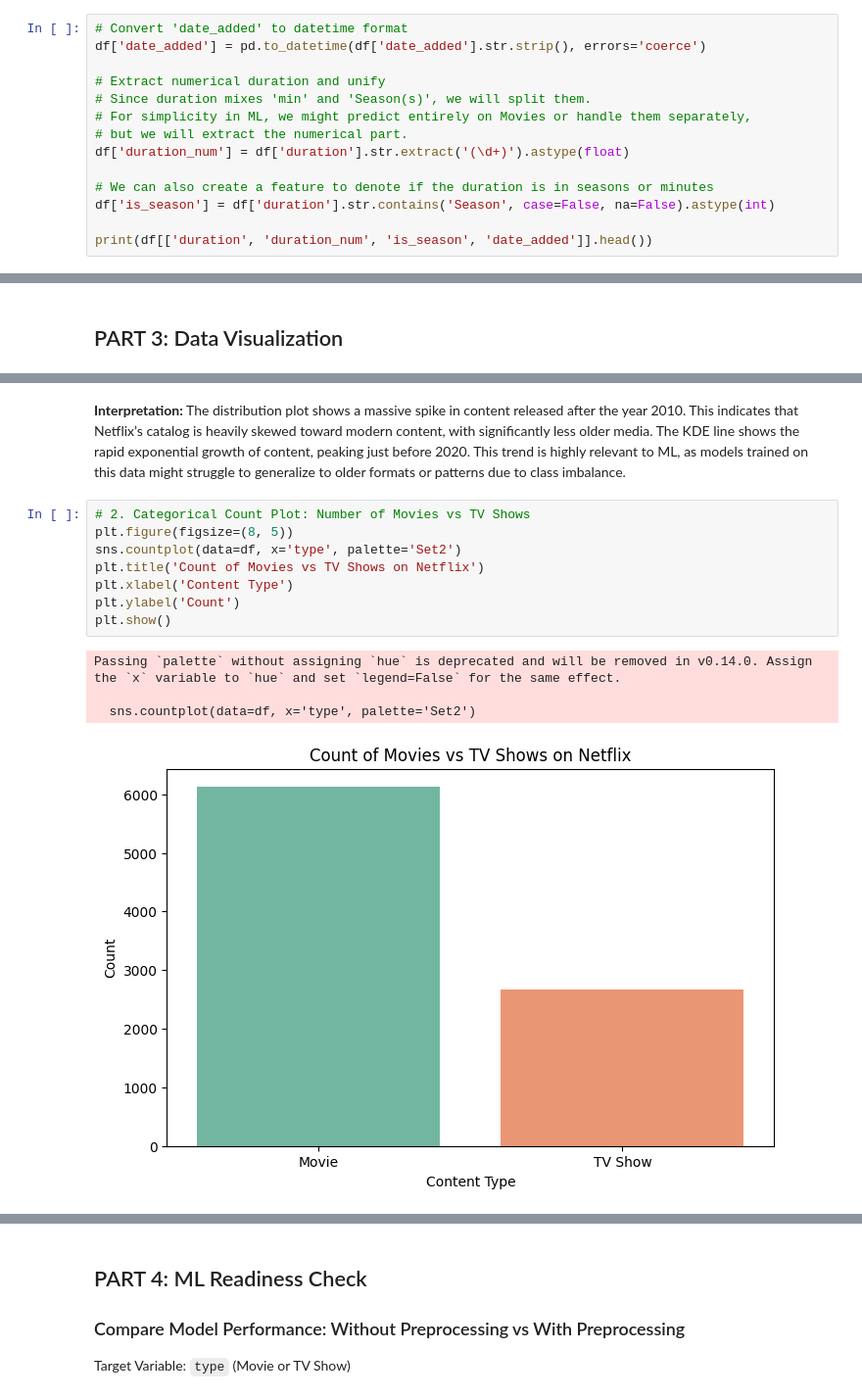
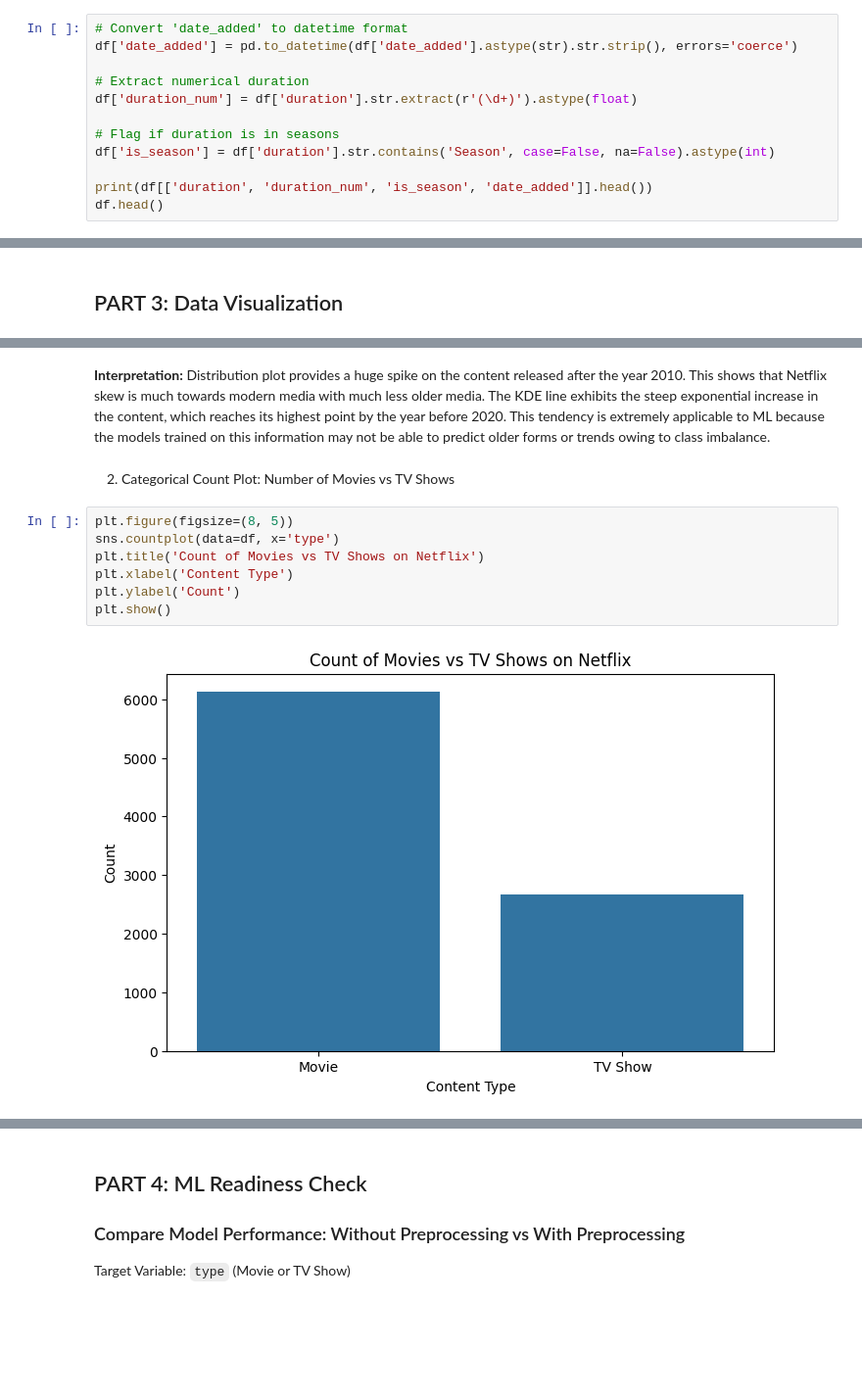
Before and after one commit to KritikaChoudhary2708/ML-ops, a Jupyter notebook: assignment/G25AIT1078.ipynb, the cells around one changed output, grey strips where cells are left out. Shown at 98% size. Cells and saved outputs as stored; diff of their text form; blank space fills up the shorter version.

Commit message:
assignment completed

```diff
--- a/assignment/G25AIT1078.ipynb
+++ b/assignment/G25AIT1078.ipynb
@@ -114,18 +149,16 @@ dtype: int64
 ### 2.2 Convert data into correct formats (dates, duration)
 # %%
 # Convert 'date_added' to datetime format
-df['date_added'] = pd.to_datetime(df['date_added'].str.strip(), errors='coerce')
+df['date_added'] = pd.to_datetime(df['date_added'].astype(str).str.strip(), errors='coerce')
 
-# Extract numerical duration and unify
-# Since duration mixes 'min' and 'Season(s)', we will split them.
-# For simplicity in ML, we might predict entirely on Movies or handle them separately,
-# but we will extract the numerical part.
-df['duration_num'] = df['duration'].str.extract('(\d+)').astype(float)
+# Extract numerical duration
+df['duration_num'] = df['duration'].str.extract(r'(\d+)').astype(float)
 
-# We can also create a feature to denote if the duration is in seasons or minutes
+# Flag if duration is in seasons
 df['is_season'] = df['duration'].str.contains('Season', case=False, na=False).astype(int)
 
 print(df[['duration', 'duration_num', 'is_season', 'date_added']].head())
+df.head()
 # %% [output]
     duration  duration_num  is_season date_added
 0     90 min          90.0          0 2021-09-25
@@ -183,16 +223,14 @@ plt.show()
 # %% [markdown]
-**Interpretation:** The distribution plot shows a massive spike in content released after the year 2010. This indicates that Netflix’s catalog is heavily skewed toward modern content, with significantly less older media. The KDE line shows the rapid exponential growth of content, peaking just before 2020. This trend is highly relevant to ML, as models trained on this data might struggle to generalize to older formats or patterns due to class imbalance.
+**Interpretation:** Distribution plot provides a huge spike on the content released after the year 2010. This shows that Netflix skew is much towards modern media with much less older media. The KDE line exhibits the steep exponential increase in the content, which reaches its highest point by the year before 2020. This tendency is extremely applicable to ML because the models trained on this information may not be able to predict older forms or trends owing to class imbalance.
+# %% [markdown]
+2. Categorical Count Plot: Number of Movies vs TV Shows
 # %%
-# 2. Categorical Count Plot: Number of Movies vs TV Shows
 plt.figure(figsize=(8, 5))
-sns.countplot(data=df, x='type', palette='Set2')
+sns.countplot(data=df, x='type')
 plt.title('Count of Movies vs TV Shows on Netflix')
 plt.xlabel('Content Type')
 plt.ylabel('Count')
 plt.show()
 # %% [output]
-Passing `palette` without assigning `hue` is deprecated and will be removed in v0.14.0. Assign the `x` variable to `hue` and set `legend=False` for the same effect.
-
-  sns.countplot(data=df, x='type', palette='Set2')
-[figure, old version]
+[figure, new version]
 # %% [markdown]
```
Also changed, not shown: parts of 40 cells of this notebook.
